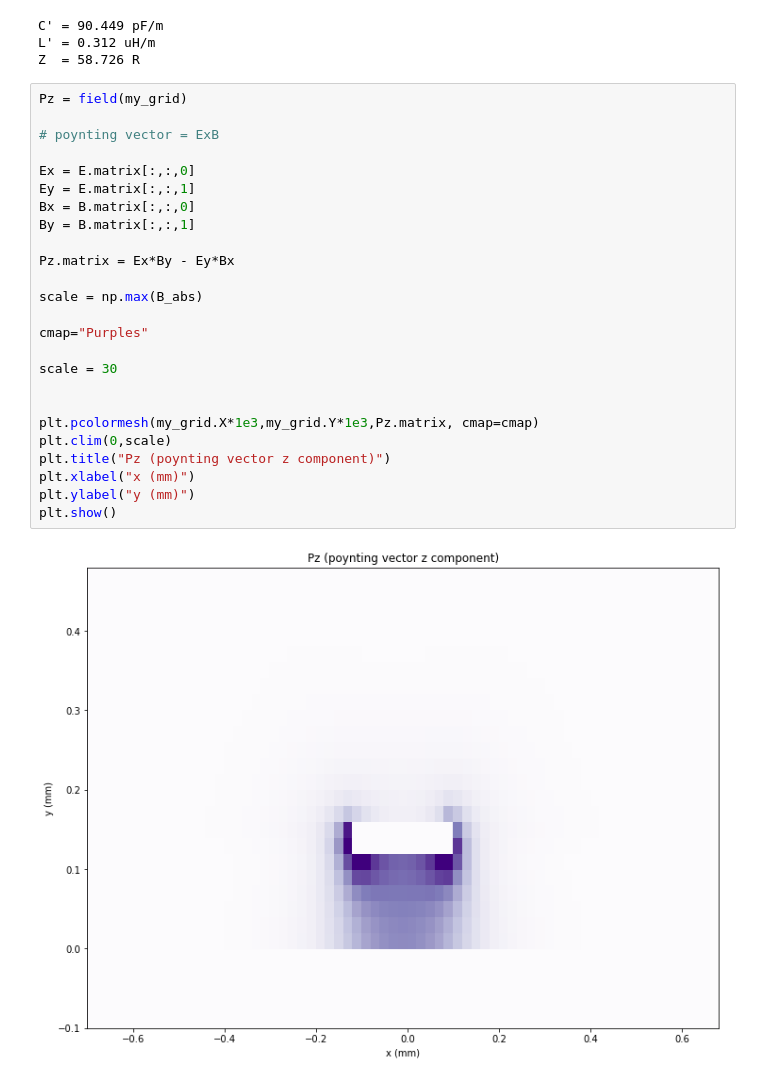
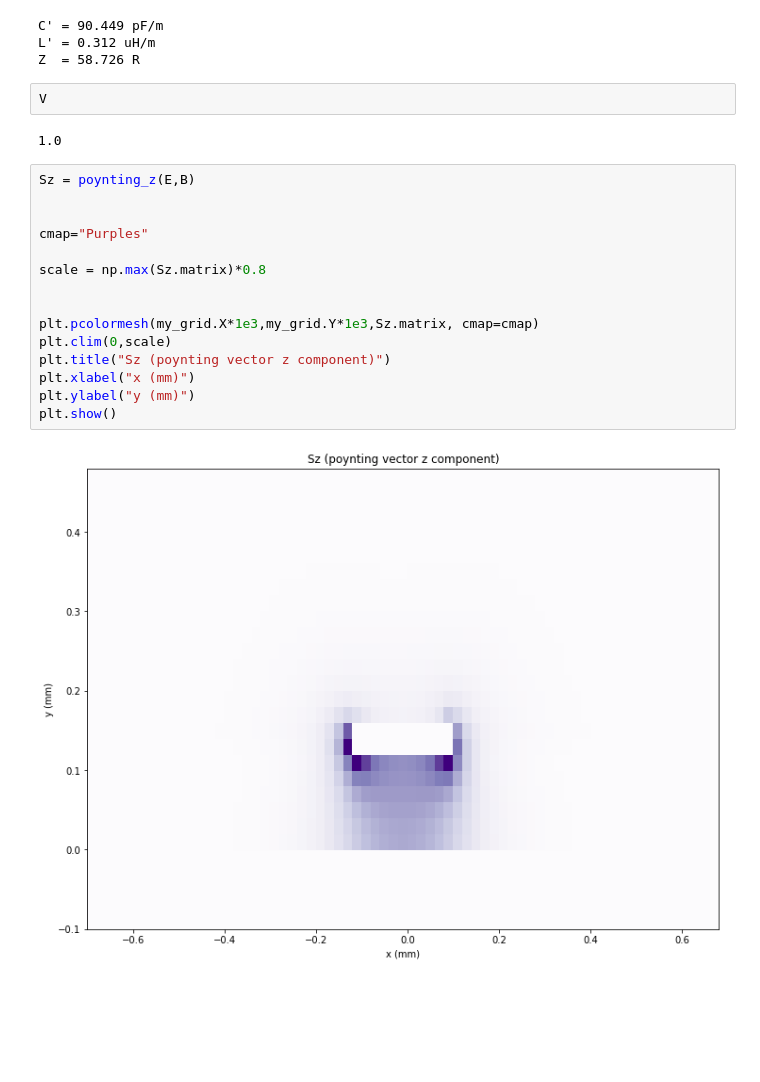
Before and after one commit to acidbourbon/lab_bench, a Jupyter notebook: workdir/jupyter/misc_mw/field_solver/laplace2D_microstrip_impedance.ipynb, the cells around one changed output. Saved outputs shown, nothing was run; the diff lists cells and outputs as text; blank space fills up the shorter version.

Commit message:
fixed bugs, now have a poynting vector function

```diff
--- a/workdir/jupyter/misc_mw/field_solver/laplace2D_microstrip_impedance.ipynb
+++ b/workdir/jupyter/misc_mw/field_solver/laplace2D_microstrip_impedance.ipynb
@@ -138,30 +136,24 @@ print("Z  = {:3.3f} R".format(Z))
 C' = 90.449 pF/m
 L' = 0.312 uH/m
 Z  = 58.726 R
-# %%
-Pz = field(my_grid)
-
-# poynting vector = ExB
-
-Ex = E.matrix[:,:,0]
-Ey = E.matrix[:,:,1]
-Bx = B.matrix[:,:,0]
-By = B.matrix[:,:,1]
-
-Pz.matrix = Ex*By - Ey*Bx
-
-scale = np.max(B_abs)
-
-cmap="Purples"
-
-scale = 30
-
-
-plt.pcolormesh(my_grid.X*1e3,my_grid.Y*1e3,Pz.matrix, cmap=cmap)
-plt.clim(0,scale)
-plt.title("Pz (poynting vector z component)")
-plt.xlabel("x (mm)")
-plt.ylabel("y (mm)")
-plt.show()
-# %% [output]
-[figure, removed]
+# %%
+V
+# %% [output]
+1.0
+# %%
+Sz = poynting_z(E,B)
+
+
+cmap="Purples"
+
+scale = np.max(Sz.matrix)*0.8
+
+
+plt.pcolormesh(my_grid.X*1e3,my_grid.Y*1e3,Sz.matrix, cmap=cmap)
+plt.clim(0,scale)
+plt.title("Sz (poynting vector z component)")
+plt.xlabel("x (mm)")
+plt.ylabel("y (mm)")
+plt.show()
+# %% [output]
+[figure, added]
```
Also changed, not shown: parts of 3 cells of this notebook, 1 other file.
